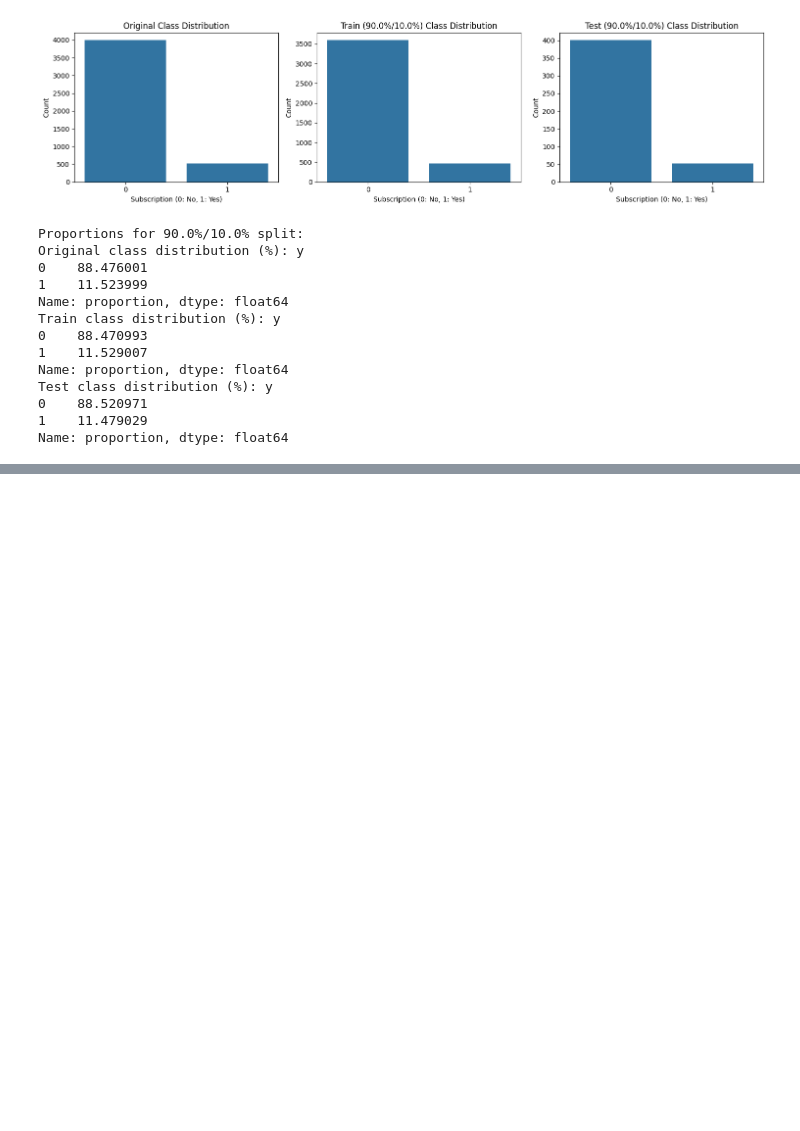
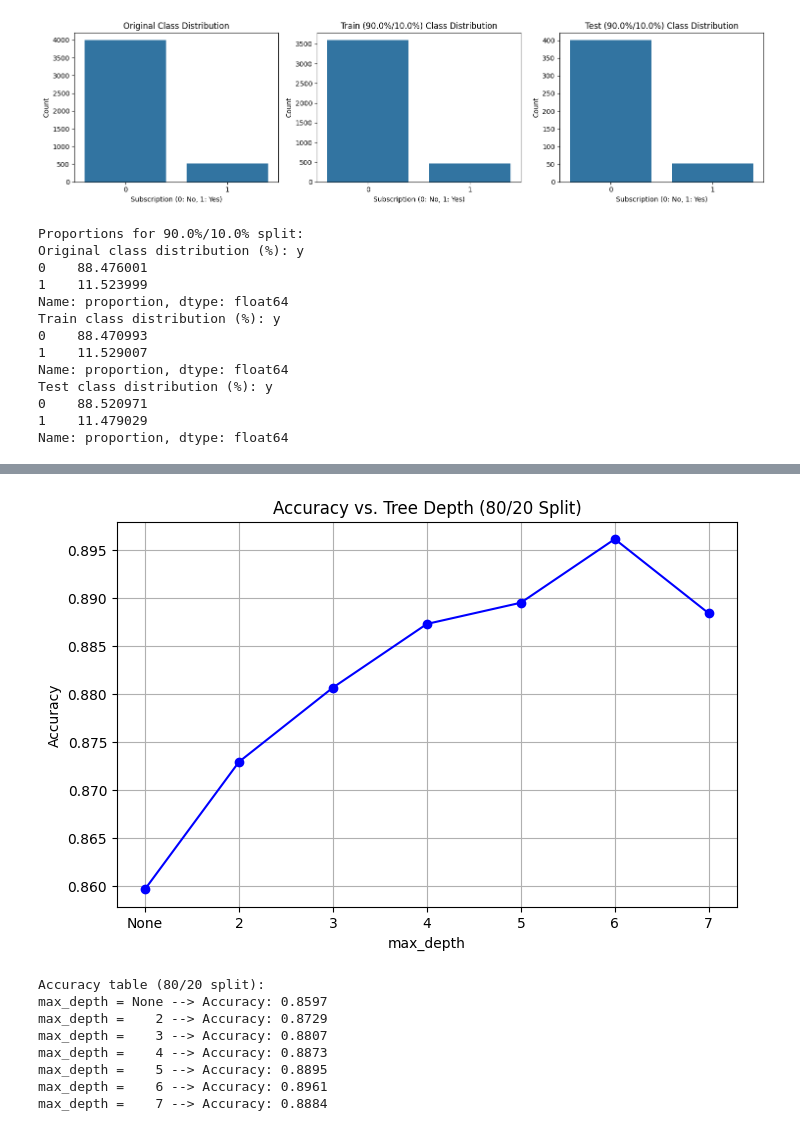
Before and after one commit to Vincenthevinh/DecisionTree, a Jupyter notebook: bank.ipynb, the cells around one changed output, grey strips where cells are left out. Cells and saved outputs as stored; diff of their text form; code cells hidden in the pictures; blank space fills up the shorter version.

```diff
--- a/bank.ipynb
+++ b/bank.ipynb
@@ -187,0 +281,39 @@ Name: proportion, dtype: float64
+# %%
+# 2.4: Độ sâu và độ chính xác (trên tập 80/20)
+depths = [None, 2, 3, 4, 5, 6, 7]
+accuracies = []
+
+X_train = subsets['feature_train_80']
+y_train = subsets['label_train_80']
+X_test = subsets['feature_test_20']
+y_test = subsets['label_test_20']
+
+for d in depths:
+    clf = DecisionTreeClassifier(criterion='entropy', max_depth=d, random_state=42)
+    clf.fit(X_train, y_train)
+    y_pred = clf.predict(X_test)
+    acc = accuracy_score(y_test, y_pred)
+    accuracies.append(acc)
+
+    dot_data = export_graphviz(clf, out_file=None,
+                               feature_names=X_bank.columns,
+                               class_names=['No', 'Yes'],
+                               filled=True, rounded=True,
+                               special_characters=True)
+    graph = graphviz.Source(dot_data)
+    display(graph)
+
+plt.figure(figsize=(8, 5))
+depth_labels = ['None' if d is None else str(d) for d in depths]
+plt.plot(depth_labels, accuracies, marker='o', linestyle='-', color='blue')
+plt.title('Accuracy vs. Tree Depth (80/20 Split)')
+plt.xlabel('max_depth')
+plt.ylabel('Accuracy')
+plt.grid(True)
+plt.show()
+
+# In bảng kết quả
+print("Accuracy table (80/20 split):")
+for d, acc in zip(depth_labels, accuracies):
+    print(f"max_depth = {d:>4} --> Accuracy: {acc:.4f}")
+# %% [output]
@@ -187,0 +327,9 @@ Name: proportion, dtype: float64
+[figure, added]
+Accuracy table (80/20 split):
+max_depth = None --> Accuracy: 0.8597
+max_depth =    2 --> Accuracy: 0.8729
+max_depth =    3 --> Accuracy: 0.8807
+max_depth =    4 --> Accuracy: 0.8873
+max_depth =    5 --> Accuracy: 0.8895
+max_depth =    6 --> Accuracy: 0.8961
+max_depth =    7 --> Accuracy: 0.8884
```
Also changed, not shown: parts of 3 cells of this notebook.
